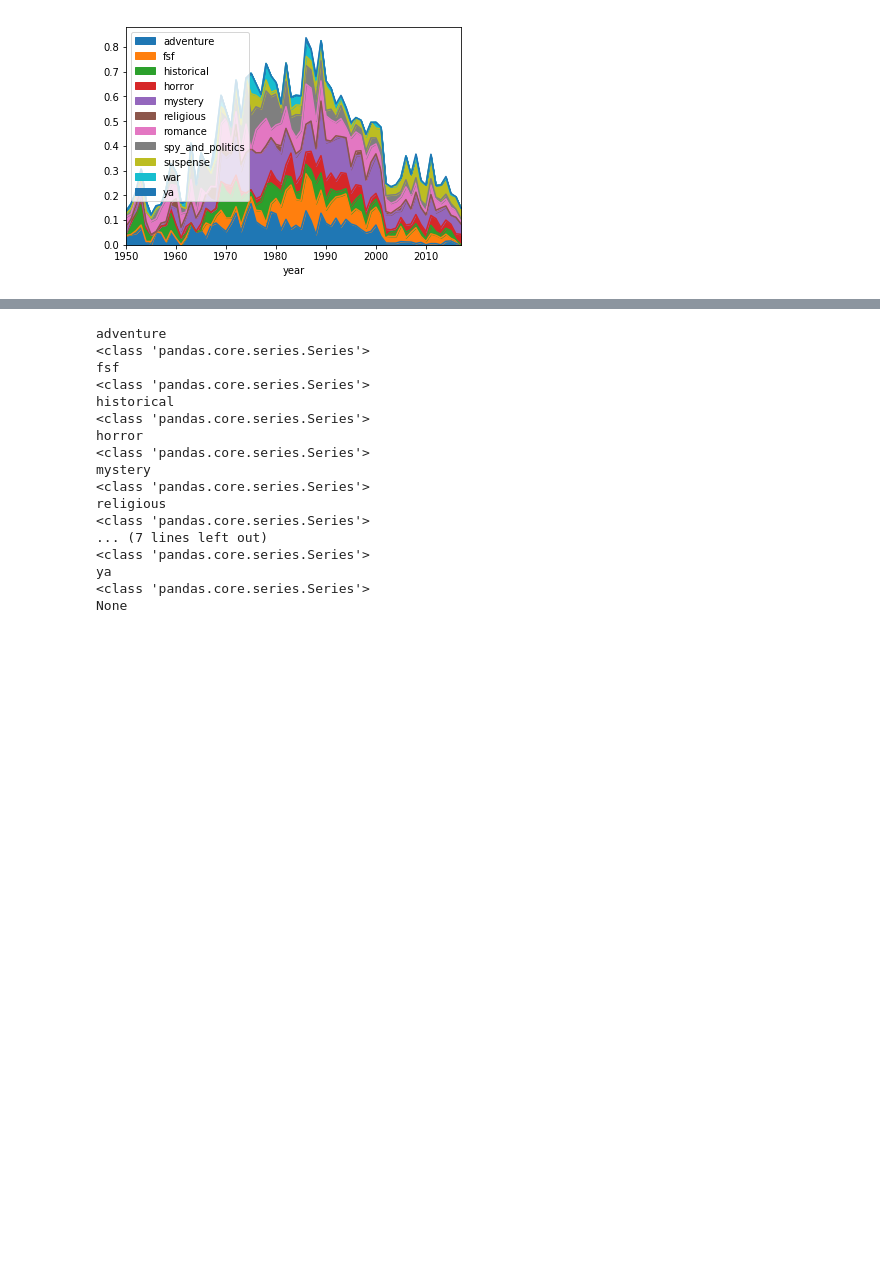
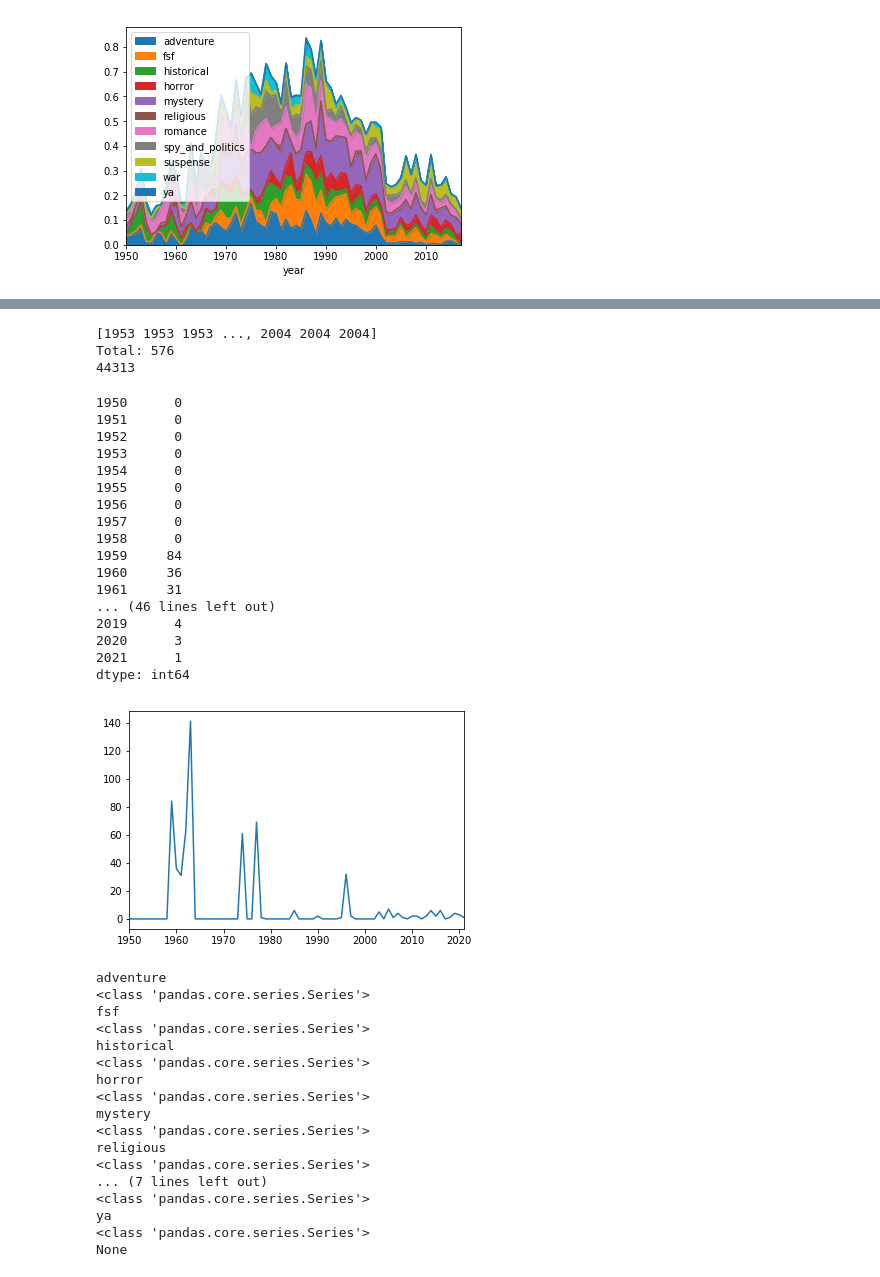
Before and after one commit to cimar/books, a Jupyter notebook: Clean Glue.ipynb, the cells around one changed output, grey strips where cells are left out. Saved outputs shown, nothing was run; the diff lists cells and outputs as text; code cells hidden in the pictures; blank space fills up the shorter version.

```diff
--- a/Clean Glue.ipynb
+++ b/Clean Glue.ipynb
@@ -811,3 +812,55 @@ True
+# %%
+df = pandas.DataFrame(processed)
+
+years = df["year"].values
+print years
+
+def init_year_dict(ls):
+    df = pandas.DataFrame(ls)
+    years = df["year"].values
+    target = {}
+    for y in years:
+        target[y] = 0
+    return target
+
+def count_values(ls,column,to_count):
+    target = init_year_dict(ls)
+    i = 0
+    for item in ls:
+        if (item[column] is to_count):
+            year = item["year"]
+            target[year] = target[year]+1
+            i = i+1
+    print "Total: "+ str(i)
+    return target
+
+empties = count_values(processed,"owi","")
+print len(processed)
+s = pandas.Series(empties)
+s.plot()
+s
+# %% [output]
+[1953 1953 1953 ..., 2004 2004 2004]
+Total: 576
+44313
+1950      0
+1951      0
+1952      0
+1953      0
+1954      0
+1955      0
+1956      0
+1957      0
+1958      0
+1959     84
+1960     36
+1961     31
+... (46 lines left out)
+2019      4
+2020      3
+2021      1
+dtype: int64
+[figure, added]
 # %%
 def csv_str(ls,delim):
     target = ""
```
Also changed, not shown: parts of 9 cells of this notebook, 7 other files.
